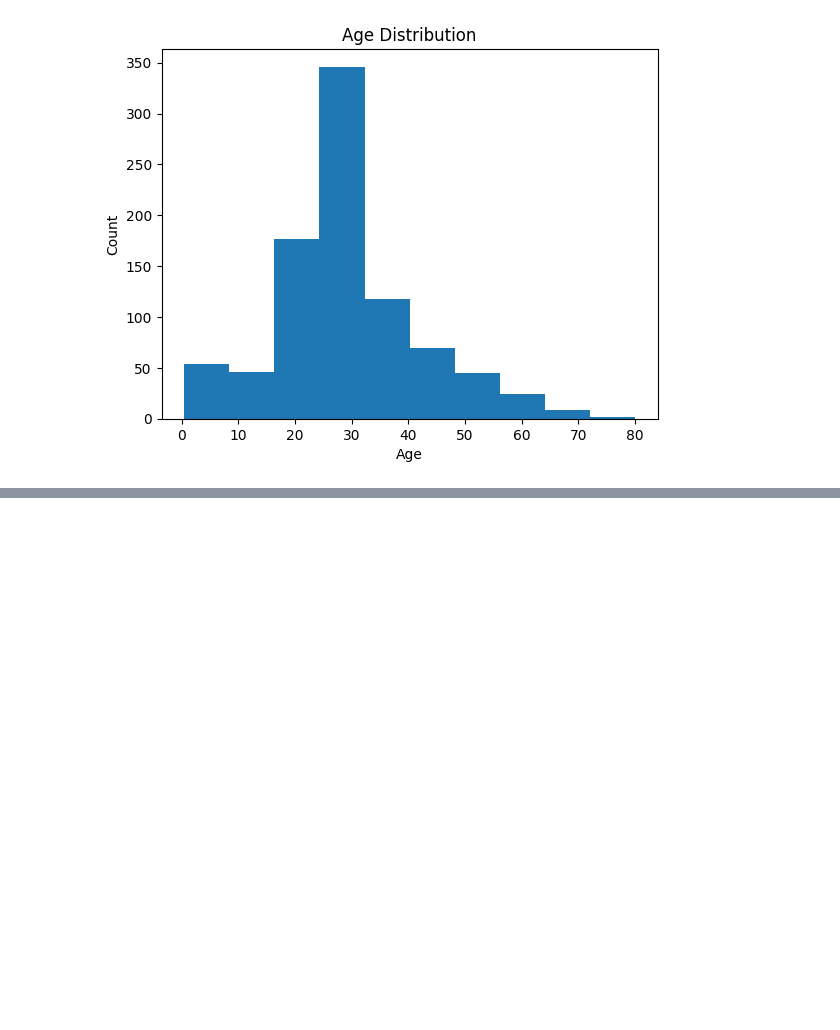
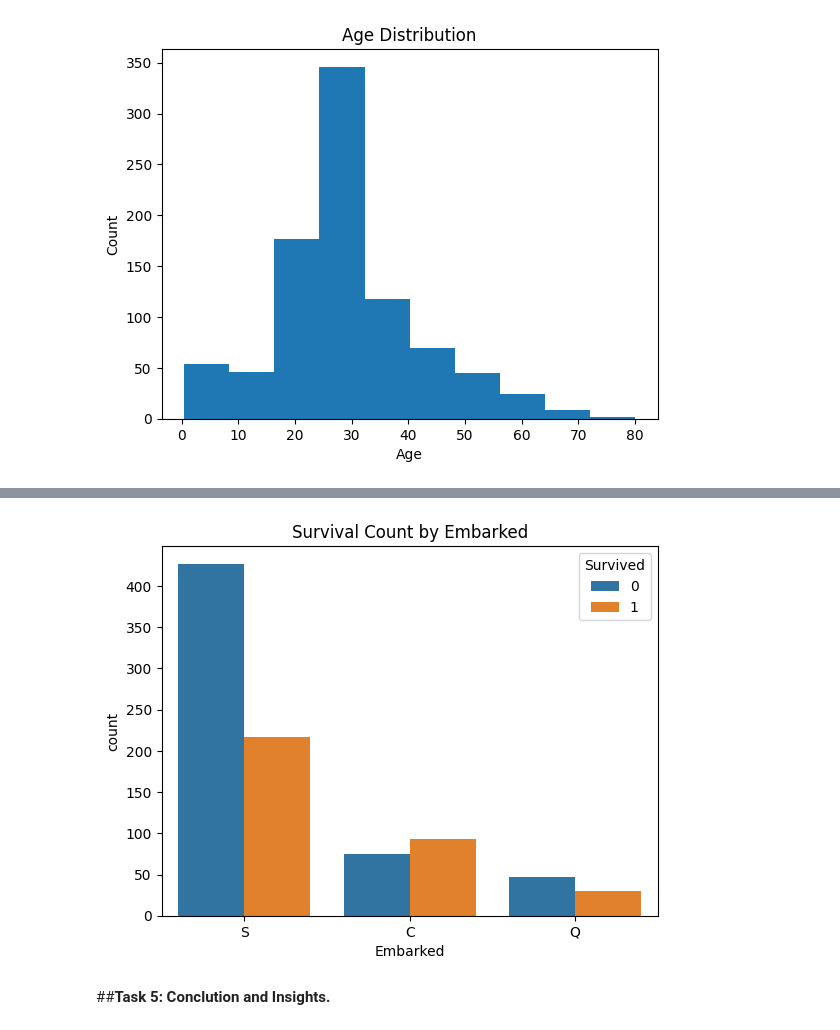
Before and after one commit to mdzubayereashraf/Ostad-AI-Engineering-Course-Assignments, a Jupyter notebook: Intro__To_Machine_Learning_Assignment__6_<Muhammad_Zubayer>.ipynb, the cells around one changed output, grey strips where cells are left out. Saved outputs shown, nothing was run; the diff lists cells and outputs as text; code cells hidden in the pictures; blank space fills up the shorter version.

```diff
--- a/Intro__To_Machine_Learning_Assignment__6_<Muhammad_Zubayer>.ipynb
+++ b/Intro__To_Machine_Learning_Assignment__6_<Muhammad_Zubayer>.ipynb
@@ -205,0 +282,11 @@ plt.show()
+# %%
+import seaborn as sns
+import matplotlib.pyplot as plt
+
+sns.countplot(x='Embarked', hue='Survived', data=titanic)
+plt.title('Survival Count by Embarked')
+plt.show()
+# %% [output]
+[figure, added]
+# %% [markdown]
+##**Task 5: Conclution and Insights.**
```
Also changed, not shown: parts of 17 cells of this notebook.
